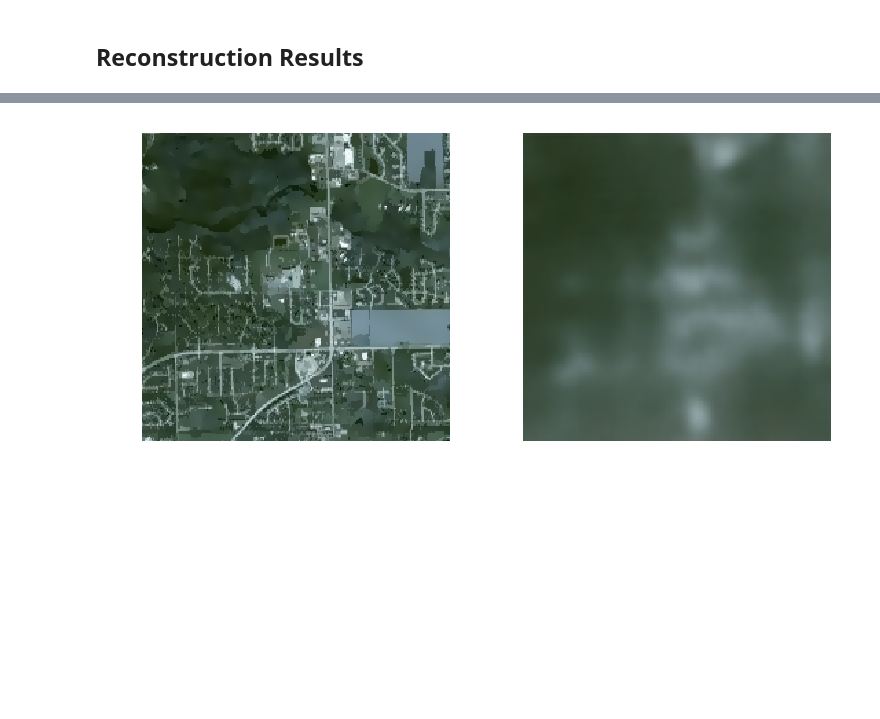
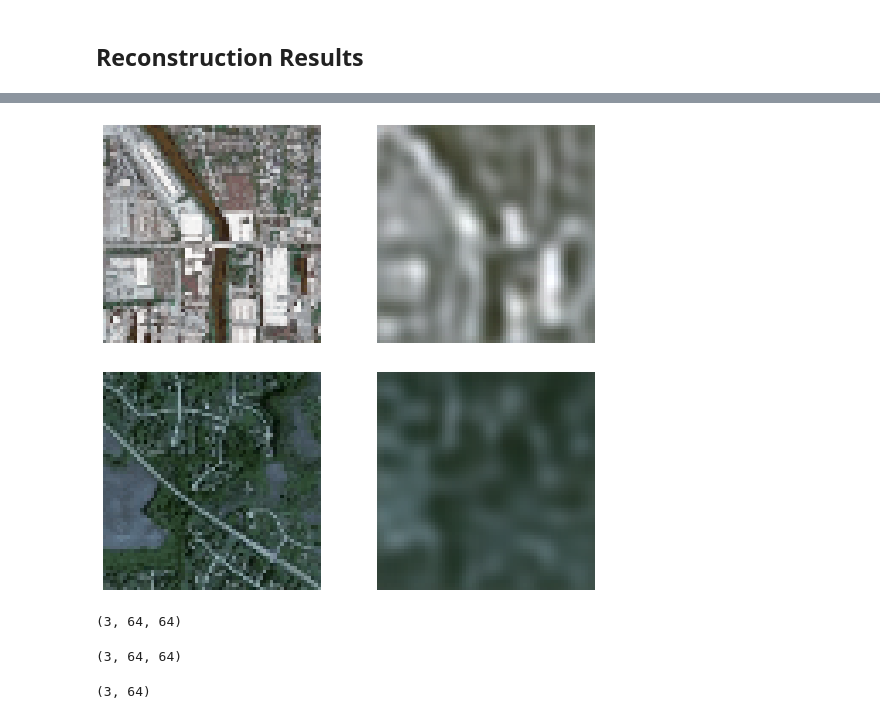
Before and after one commit to sunnyqywang/demand_image, a Jupyter notebook: M0_0_AE_ResNeXt_Train.ipynb, the cells around one changed output, grey strips where cells are left out. Drawn from its saved outputs; the diff is of its cells as text; code cells hidden in the pictures; blank space fills up the shorter version.

```diff
--- a/M0_0_AE_ResNeXt_Train.ipynb
+++ b/M0_0_AE_ResNeXt_Train.ipynb
@@ -312,12 +407,2 @@ fig.savefig(out_dir+"training_plots/AE_"+model_run_date+".png", bbox_inches='tig
 # %% [markdown]
 ## Reconstruction Results
-# %%
-device = torch.device("cuda:1" if torch.cuda.is_available() else "cuda:1")
-return_images = test(epoch, model, criterion, test_loader, run_config, writer, device, logger, return_output=True)
-
-from dataloader import ImageDataset
-transform = torchvision.transforms.Compose([
-    torchvision.transforms.ToTensor(),
-    torchvision.transforms.CenterCrop(data_config['image_size'])])
-
-testset = ImageDataset(image_dir+zoomlevel+"/", data_dir, train=False, transform=transform, sampling=sampling)
@@ -328,18 +409,27 @@ testset = ImageDataset(image_dir+zoomlevel+"/", data_dir, train=False, transform
 # %%
 # Reverse Normalization
 # Satellite image
-inv_normalize = torchvision.transforms.Normalize(
-    mean=[-0.3733/0.2173, -0.3991/0.2055, -0.3711/0.2143],
-    std=[1/0.2173, 1/0.2055, 1/0.2143]
-)
+if zoomlevel == 'zoom13':
+    mean = [0.3733, 0.3991, 0.3711]
+    std = [0.2173, 0.2055, 0.2143]
+elif zoomlevel == 'zoom15':
+    mean = [0.3816, 0.4169, 0.3868]
+    std = [0.1960, 0.1848, 0.2052]
+# %%
+for step, (image_list, data) in enumerate(train_loader):
+    data = data.to(device)
+    break
+recon_imgs = model(data)
+# %%
+import util_image
+data = util_image.inverse_transform(data, mean, std)
+recon_imgs = util_image.inverse_transform(recon_imgs, mean, std)
 # %%
-plot_image = 119
-test_output_orig = inv_normalize(return_images[plot_image])
-
+plot_image = 5
 fig, ax = plt.subplots(1, 2, figsize=(9,4))
-ax[0].imshow(testset[plot_image][1].permute(1, 2, 0))
+ax[0].imshow(data[plot_image,:,:,:].permute(1,2,0).detach().cpu().numpy())
 ax[0].axis('off')
-ax[1].imshow(test_output_orig.cpu().detach().permute(1, 2, 0))
+ax[1].imshow(recon_imgs[plot_image,:,:,:].permute(1,2,0).detach().cpu().numpy())
 ax[1].axis('off')
 plt.show()
 # %% [output]
@@ -346 +437,11 @@ plt.show()
-[figure, old version]
+[figure, new version]
+# %%
+plot_image = 6
+fig, ax = plt.subplots(1, 2, figsize=(9,4))
+ax[0].imshow(data[plot_image,:,:,:].permute(1,2,0).detach().cpu().numpy())
+ax[0].axis('off')
+ax[1].imshow(recon_imgs[plot_image,:,:,:].permute(1,2,0).detach().cpu().numpy())
+ax[1].axis('off')
+plt.show()
+# %% [output]
+[figure, added]
@@ -346,0 +452,12 @@ plt.show()
+# %%
+u.shape
+# %% [output]
+(3, 64, 64)
+# %%
+v.shape
+# %% [output]
+(3, 64, 64)
+# %%
+s.shape
+# %% [output]
+(3, 64)
```
Also changed, not shown: parts of 24 cells of this notebook, 11 other files.
